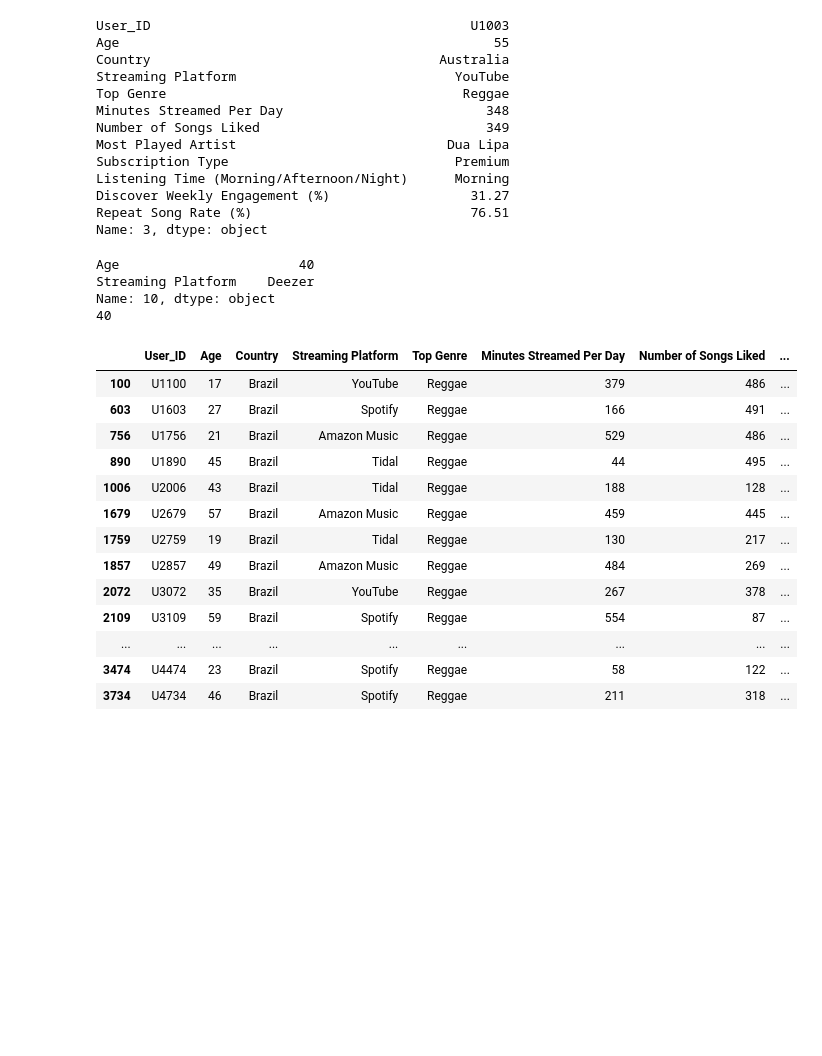
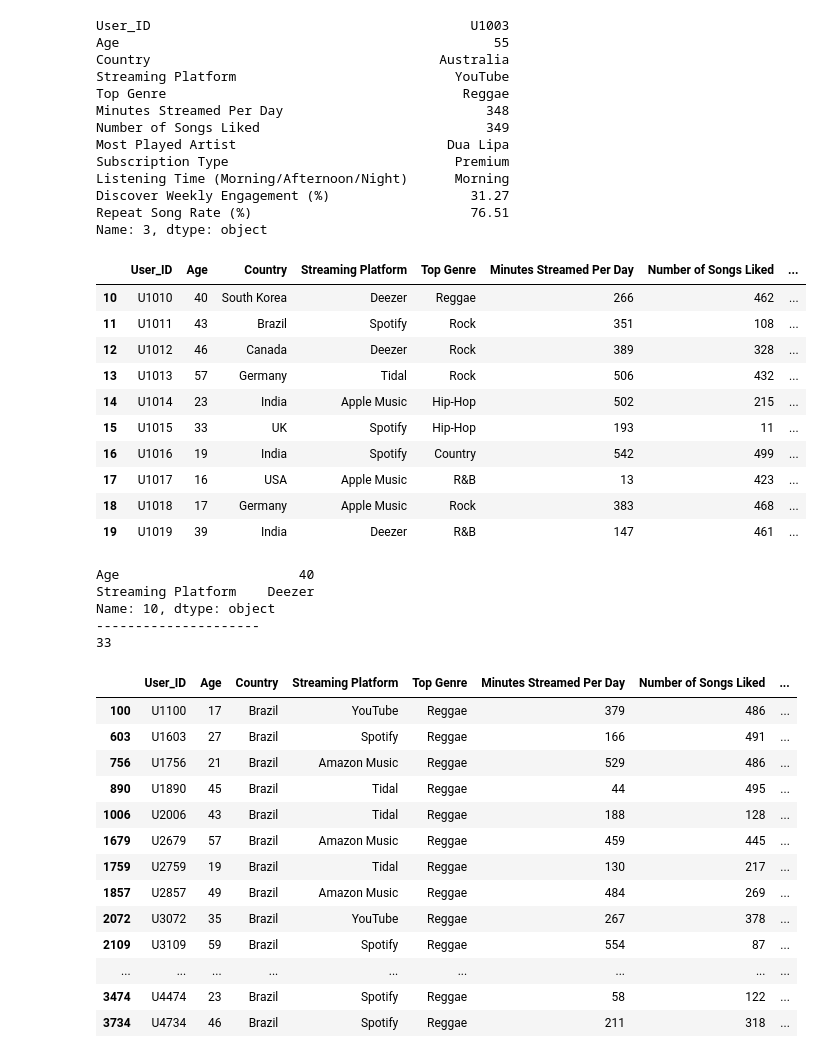
Before and after one commit to rodrigoh/progIII_25_2, a Jupyter notebook: aula07/exemplos/exemplosAula.ipynb, the cells around one changed output. Cells and saved outputs as stored; diff of their text form; code cells hidden in the pictures; blank space fills up the shorter version.

```diff
--- a/aula07/exemplos/exemplosAula.ipynb
+++ b/aula07/exemplos/exemplosAula.ipynb
@@ -216,13 +217,31 @@ Listening Time (Morning/Afternoon/Night)      Morning
 Discover Weekly Engagement (%)                  31.27
 Repeat Song Rate (%)                            76.51
 Name: 3, dtype: object
+# %%
+#obtendo um intervalo de elementos
+linhas = df.iloc[10:20]
+linhas
+# %% [output]
+|  | User_ID | Age | Country | Streaming Platform | Top Genre | Minutes Streamed Per Day | Number of Songs Liked | ... |
+| 10 | U1010 | 40 | South Korea | Deezer | Reggae | 266 | 462 | ... |
+| 11 | U1011 | 43 | Brazil | Spotify | Rock | 351 | 108 | ... |
+| 12 | U1012 | 46 | Canada | Deezer | Rock | 389 | 328 | ... |
+| 13 | U1013 | 57 | Germany | Tidal | Rock | 506 | 432 | ... |
+| 14 | U1014 | 23 | India | Apple Music | Hip-Hop | 502 | 215 | ... |
+| 15 | U1015 | 33 | UK | Spotify | Hip-Hop | 193 | 11 | ... |
+| 16 | U1016 | 19 | India | Spotify | Country | 542 | 499 | ... |
+| 17 | U1017 | 16 | USA | Apple Music | R&B | 13 | 423 | ... |
+| 18 | U1018 | 17 | Germany | Apple Music | Rock | 383 | 468 | ... |
+| 19 | U1019 | 39 | India | Deezer | R&B | 147 | 461 | ... |
 # %%
 # Obtendo um registro e uma coluna específica
 print(df.loc[10,['Age','Streaming Platform']])
-print(df.loc[10,'Age'])
+print('---------------------')
+print(df.loc[20,'Age'])
 # %% [output]
 Age                       40
 Streaming Platform    Deezer
 Name: 10, dtype: object
-40
+---------------------
+33
 # %%
```
Also changed, not shown: parts of 16 cells of this notebook.
